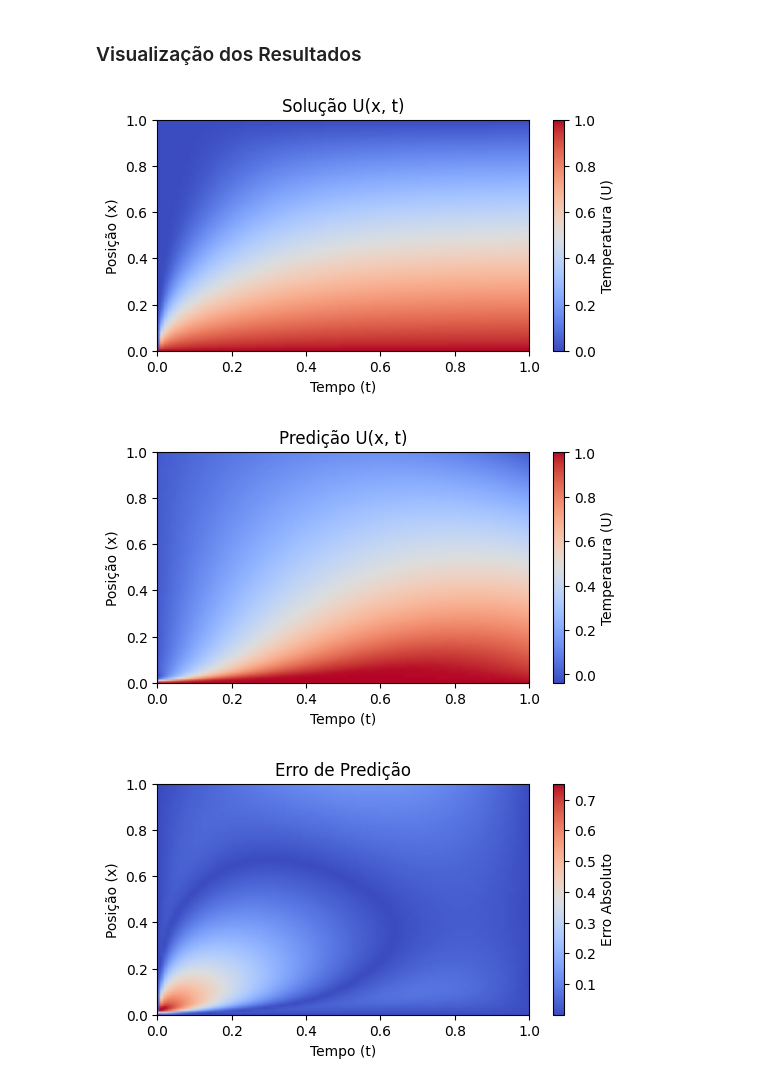
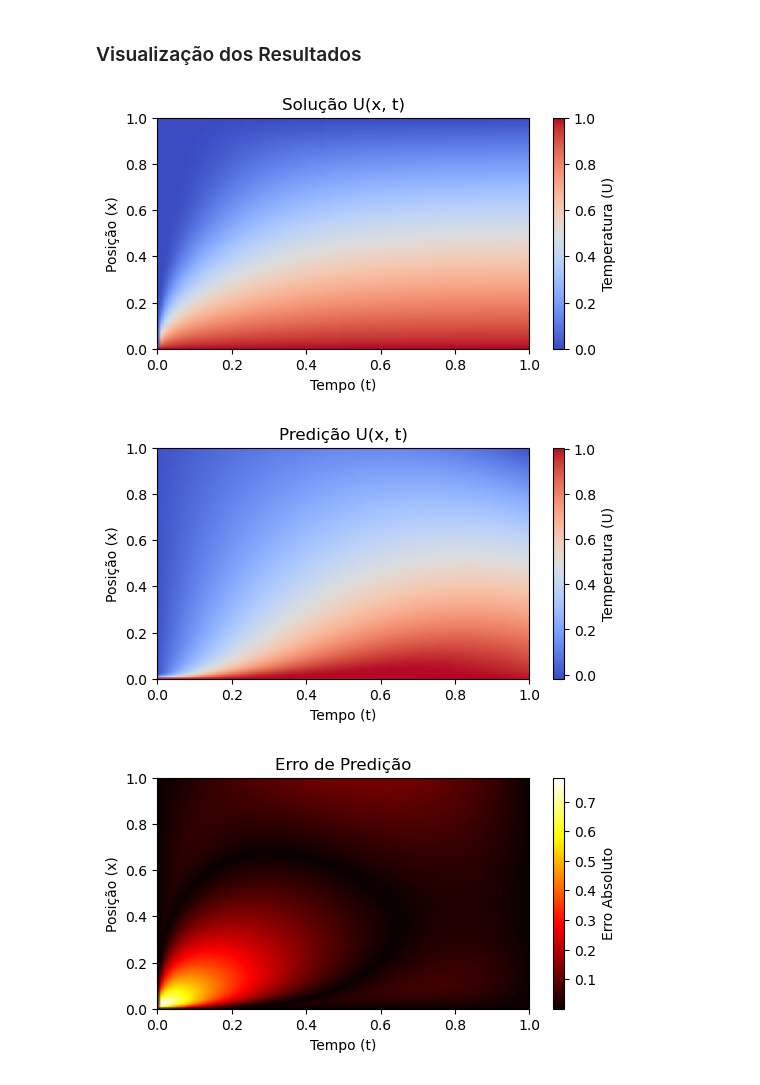
Before and after one commit to thiagoneye/master-sciml, a Jupyter notebook: 04-neural_solvers/notebooks/heat_equation_dirichlet.ipynb, the cells around one changed output. Drawn from its saved outputs; the diff is of its cells as text; code cells hidden in the pictures.

```diff
--- a/04-neural_solvers/notebooks/heat_equation_dirichlet.ipynb
+++ b/04-neural_solvers/notebooks/heat_equation_dirichlet.ipynb
@@ -76,7 +83,7 @@ Detalhes da GPU: [PhysicalDevice(name='/physical_device:GPU:0', device_type='GPU
 ALPHA = 0.5
 
 # Leitura dos dados
-df_full = pd.read_csv("heat_equation_dirichlet.csv")
+df_full = pd.read_csv("../../00-scientific_computer/data/heat_equation_dirichlet.csv")
 
 # Dados completos, entrada (x, t) e saída (T)
 X = df_full[["time", "position"]].values
@@ -101,6 +108,6 @@ ax.scatter(X_train_raw[:, 0], X_train_raw[:, 1], alpha=0.3, label=f"{len(df)} po
 ax.set_title("Pontos de Treinamento", fontsize=14)
 ax.set_xlabel("Tempo (t)", fontsize=10)
 ax.set_ylabel("Posição (x)", fontsize=10)
-ax.legend()
-plt.savefig("training_points.png", dpi=600)
+ax.legend(loc="upper right")
+plt.savefig("../results/dirichlet_condition/training_points.png", dpi=600)
 # %% [output]
@@ -426,38 +439,38 @@ ax.set_title("Solução U(x, t)")
 ax.set_xlabel("Tempo (t)", fontsize=10)
 ax.set_ylabel("Posição (x)", fontsize=10)
 
-plt.savefig("true_solution.png", dpi=600)
+plt.savefig("../results/dirichlet_condition/true_solution.png", dpi=600)
 
 # Mapa de Calor U(x, t) - Valores Previstos
 
 plt.figure(figsize=(6, 3))
 ax = plt.gca()
 
 im = plt.pcolormesh(T_grid, X_grid, U_pred.T, cmap="coolwarm", shading="gouraud")
 cbar = fig.colorbar(im, ax=ax)
 cbar.set_label("Temperatura (U)", fontsize=10)
 
 ax.set_title("Predição U(x, t)")
 ax.set_xlabel("Tempo (t)", fontsize=10)
 ax.set_ylabel("Posição (x)", fontsize=10)
 
-plt.savefig("prediction_solution.png", dpi=600)
+plt.savefig("../results/dirichlet_condition/prediction_solution.png", dpi=600)
 
 # Mapa de Calor do Erro Err(x, t)
 
 plt.figure(figsize=(6, 3))
 ax = plt.gca()
 
-im = plt.pcolormesh(T_grid, X_grid, Err.T, cmap="coolwarm", shading="gouraud")
+im = plt.pcolormesh(T_grid, X_grid, Err.T, cmap="hot", shading="gouraud")
 cbar = fig.colorbar(im, ax=ax)
 cbar.set_label("Erro Absoluto", fontsize=10)
 
 ax.set_title("Erro de Predição")
 ax.set_xlabel("Tempo (t)", fontsize=10)
 ax.set_ylabel("Posição (x)", fontsize=10)
 
-plt.savefig("error.png", dpi=600)
+plt.savefig("../results/dirichlet_condition/error.png", dpi=600)
 # %% [output]
-[figure, old version]
+[figure, new version]
-[figure, old version]
+[figure, new version]
-[figure, old version]
+[figure, new version]
```
Also changed, not shown: parts of 7 cells of this notebook, 8 other files.
